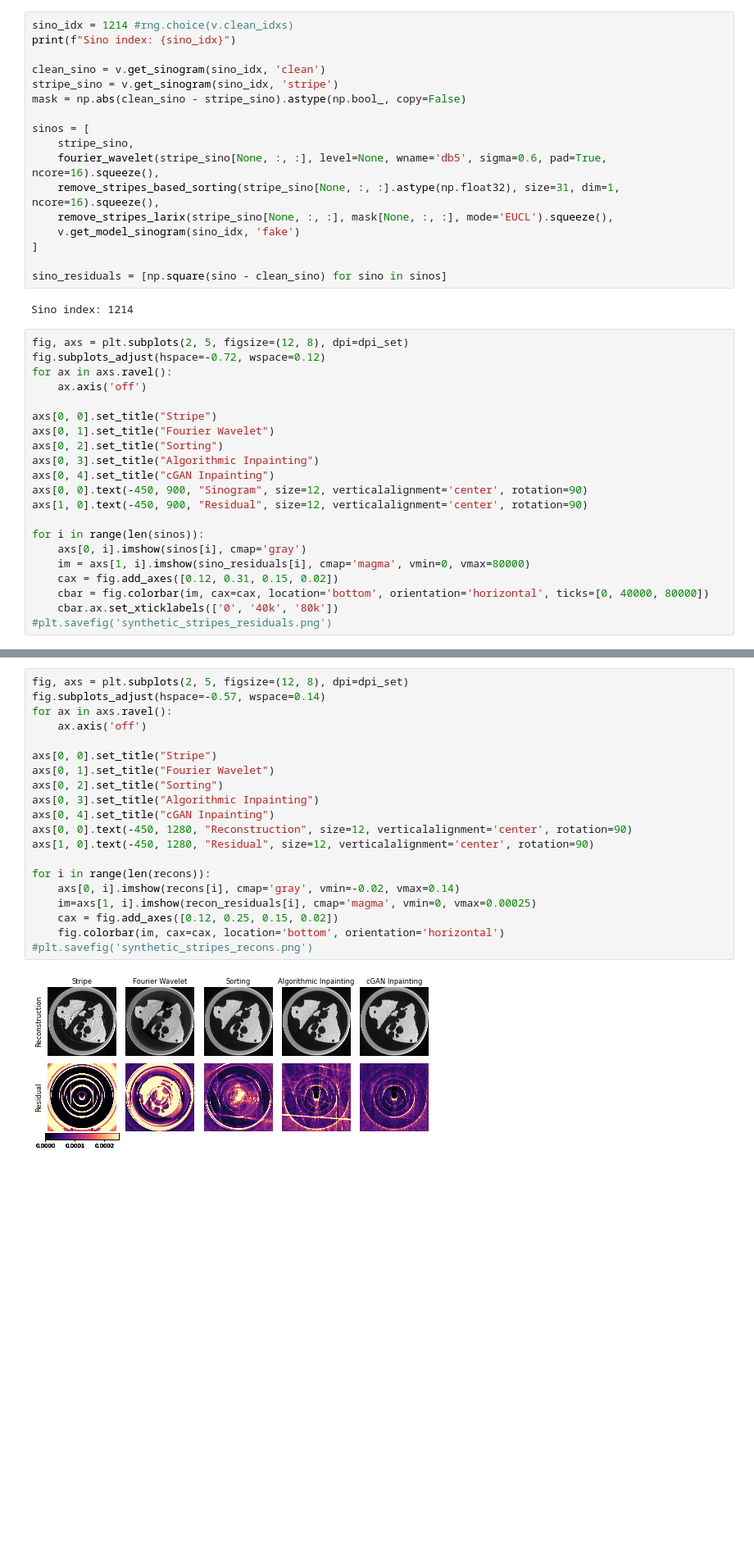
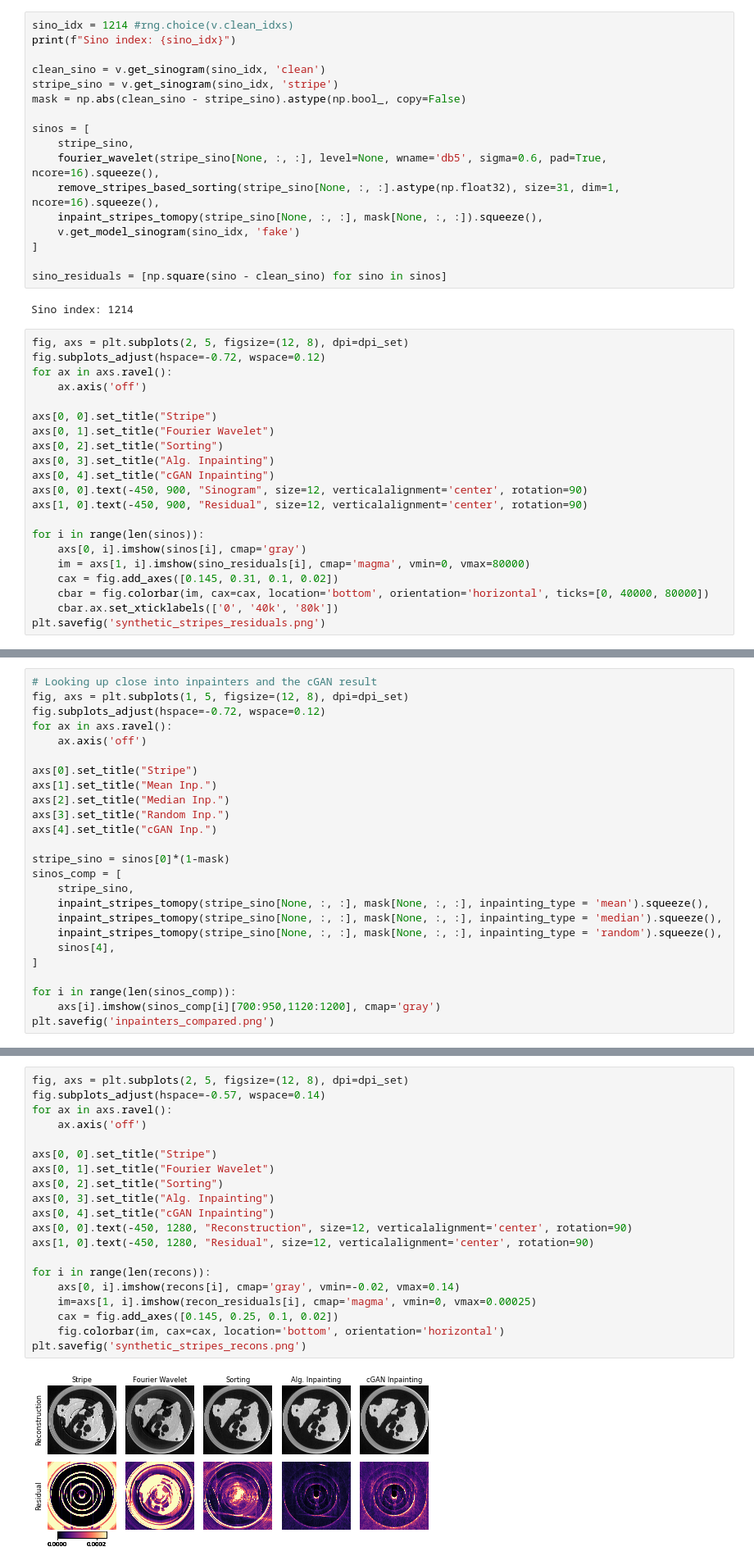
Before and after one commit to dkazanc/NoStripesNet, a Jupyter notebook: residuals.ipynb, the cells around one changed output, grey strips where cells are left out. Shown at 82% size. Saved outputs shown, nothing was run; the diff lists cells and outputs as text; blank space fills up the shorter version.

```diff
--- a/residuals.ipynb
+++ b/residuals.ipynb
@@ -152,7 +163,7 @@ sinos = [
     stripe_sino,
     fourier_wavelet(stripe_sino[None, :, :], level=None, wname='db5', sigma=0.6, pad=True, ncore=16).squeeze(),
     remove_stripes_based_sorting(stripe_sino[None, :, :].astype(np.float32), size=31, dim=1, ncore=16).squeeze(),
-    remove_stripes_larix(stripe_sino[None, :, :], mask[None, :, :], mode='EUCL').squeeze(),
+    inpaint_stripes_tomopy(stripe_sino[None, :, :], mask[None, :, :]).squeeze(),
     v.get_model_sinogram(sino_idx, 'fake')
 ]
 
@@ -168,7 +179,7 @@ for ax in axs.ravel():
 axs[0, 0].set_title("Stripe")
 axs[0, 1].set_title("Fourier Wavelet")
 axs[0, 2].set_title("Sorting")
-axs[0, 3].set_title("Algorithmic Inpainting")
+axs[0, 3].set_title("Alg. Inpainting")
 axs[0, 4].set_title("cGAN Inpainting")
 axs[0, 0].text(-450, 900, "Sinogram", size=12, verticalalignment='center', rotation=90)
 axs[1, 0].text(-450, 900, "Residual", size=12, verticalalignment='center', rotation=90)
@@ -176,8 +187,8 @@ axs[1, 0].text(-450, 900, "Residual", size=12, verticalalignment='center', rotat
 for i in range(len(sinos)):
     axs[0, i].imshow(sinos[i], cmap='gray')
     im = axs[1, i].imshow(sino_residuals[i], cmap='magma', vmin=0, vmax=80000)
-    cax = fig.add_axes([0.12, 0.31, 0.15, 0.02])
+    cax = fig.add_axes([0.145, 0.31, 0.1, 0.02])
     cbar = fig.colorbar(im, cax=cax, location='bottom', orientation='horizontal', ticks=[0, 40000, 80000])
     cbar.ax.set_xticklabels(['0', '40k', '80k'])
-#plt.savefig('synthetic_stripes_residuals.png')
+plt.savefig('synthetic_stripes_residuals.png')
 # %% [output]
@@ -184,0 +196,25 @@ for i in range(len(sinos)):
+# %%
+# Looking up close into inpainters and the cGAN result
+fig, axs = plt.subplots(1, 5, figsize=(12, 8), dpi=dpi_set)
+fig.subplots_adjust(hspace=-0.72, wspace=0.12)
+for ax in axs.ravel():
+    ax.axis('off')
+
+axs[0].set_title("Stripe")
+axs[1].set_title("Mean Inp.")
+axs[2].set_title("Median Inp.")
+axs[3].set_title("Random Inp.")
+axs[4].set_title("cGAN Inp.")
+
+stripe_sino = sinos[0]*(1-mask)
+sinos_comp = [
+    stripe_sino,
+    inpaint_stripes_tomopy(stripe_sino[None, :, :], mask[None, :, :], inpainting_type = 'mean').squeeze(),
+    inpaint_stripes_tomopy(stripe_sino[None, :, :], mask[None, :, :], inpainting_type = 'median').squeeze(),
+    inpaint_stripes_tomopy(stripe_sino[None, :, :], mask[None, :, :], inpainting_type = 'random').squeeze(),
+    sinos[4],
+]
+
+for i in range(len(sinos_comp)):
+    axs[i].imshow(sinos_comp[i][700:950,1120:1200], cmap='gray')
+plt.savefig('inpainters_compared.png')
@@ -191,25 +229,25 @@ recon_residuals = [np.square(recon - clean_recon) for recon in recons]
 # %%
 fig, axs = plt.subplots(2, 5, figsize=(12, 8), dpi=dpi_set)
 fig.subplots_adjust(hspace=-0.57, wspace=0.14)
 for ax in axs.ravel():
     ax.axis('off')
 
 axs[0, 0].set_title("Stripe")
 axs[0, 1].set_title("Fourier Wavelet")
 axs[0, 2].set_title("Sorting")
-axs[0, 3].set_title("Algorithmic Inpainting")
+axs[0, 3].set_title("Alg. Inpainting")
 axs[0, 4].set_title("cGAN Inpainting")
 axs[0, 0].text(-450, 1280, "Reconstruction", size=12, verticalalignment='center', rotation=90)
 axs[1, 0].text(-450, 1280, "Residual", size=12, verticalalignment='center', rotation=90)
 
 for i in range(len(recons)):
     axs[0, i].imshow(recons[i], cmap='gray', vmin=-0.02, vmax=0.14)
     im=axs[1, i].imshow(recon_residuals[i], cmap='magma', vmin=0, vmax=0.00025)
-    cax = fig.add_axes([0.12, 0.25, 0.15, 0.02])
+    cax = fig.add_axes([0.145, 0.25, 0.1, 0.02])
     fig.colorbar(im, cax=cax, location='bottom', orientation='horizontal')
-#plt.savefig('synthetic_stripes_recons.png')
+plt.savefig('synthetic_stripes_recons.png')
 # %% [output]
-[figure, old version]
+[figure, new version]
 # %% [markdown]
 ## Real-life Artifacts
 # %% [markdown]
```
Also changed, not shown: parts of 8 cells of this notebook, 6 other files.
